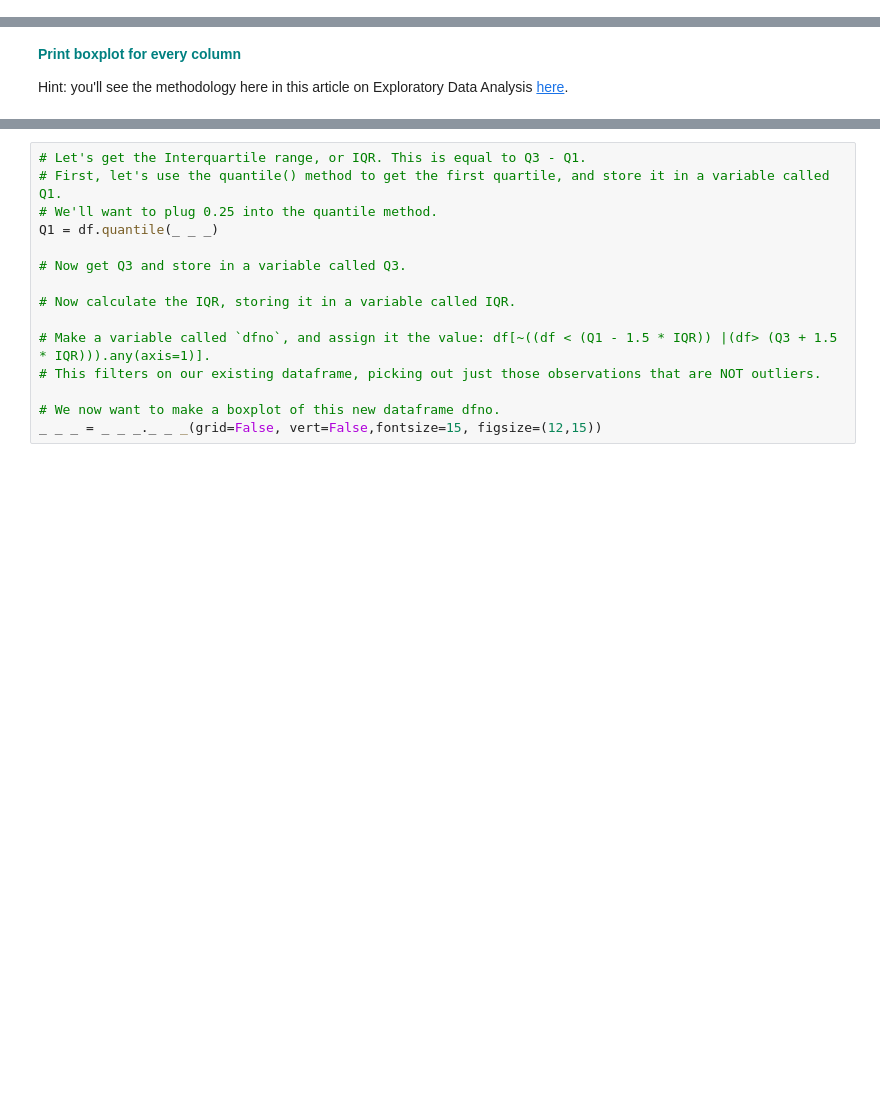
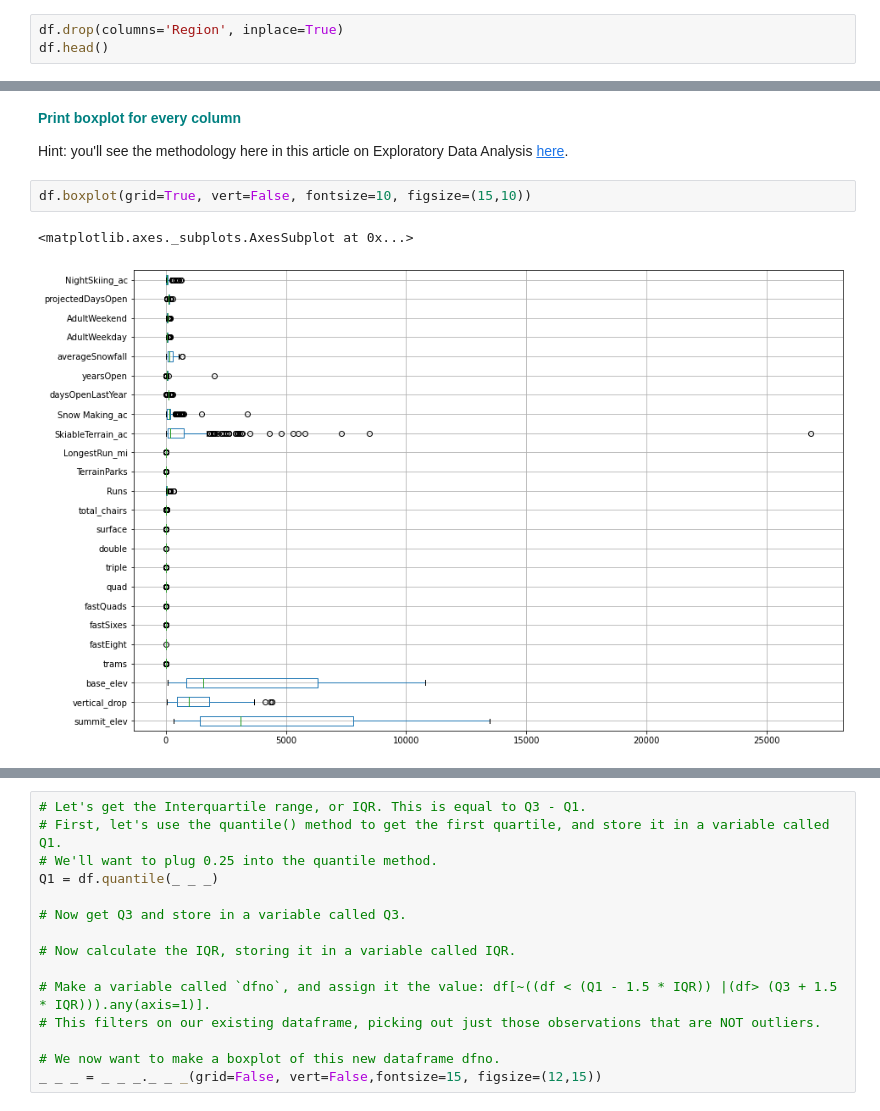
Before and after one commit to dj-m/GuidedCapstone, a Jupyter notebook: ExploratoryDataAnalysis/GuidedCapstoneStep3HL.ipynb, the cells around one changed output, grey strips where cells are left out. Saved outputs shown, nothing was run; the diff lists cells and outputs as text; blank space fills up the shorter version.

Commit message:
Add boxplot for numeric features

```diff
--- a/ExploratoryDataAnalysis/GuidedCapstoneStep3HL.ipynb
+++ b/ExploratoryDataAnalysis/GuidedCapstoneStep3HL.ipynb
@@ -140,2 +148,5 @@ sns.barplot(x=values, y=names, palette="RdBu_r")
 # %% [markdown]
 By reviewing the State and Regions counts plots you should notice that the Region feature is nearly identical to the state and therfore we can remove from the dataframe.**<font color='teal'> Remove the `Region` column using the drop function.</font>**
+# %%
+df.drop(columns='Region', inplace=True)
+df.head()
@@ -145,6 +164,11 @@ By reviewing the State and Regions counts plots you should notice that the Regio
 **<font color='teal'> Print boxplot for every column</font>**
 
 Hint: you'll see the methodology here in this article on Exploratory Data Analysis [here](nce-method-dsm-exploratory-data-analysis-bc84d4d8d3f9).
+# %%
+df.boxplot(grid=True, vert=False, fontsize=10, figsize=(15,10))
+# %% [output]
+<matplotlib.axes._subplots.AxesSubplot at 0x...>
+[figure, added]
 # %% [markdown]
 You need to create boxplots and  histograms to evaluate the data for potential outliers or data anomalies. Generally, outliers are defined as observations that differ significantly from the other values in the dataset or feature.
 
```
Also changed, not shown: parts of 4 cells of this notebook.
